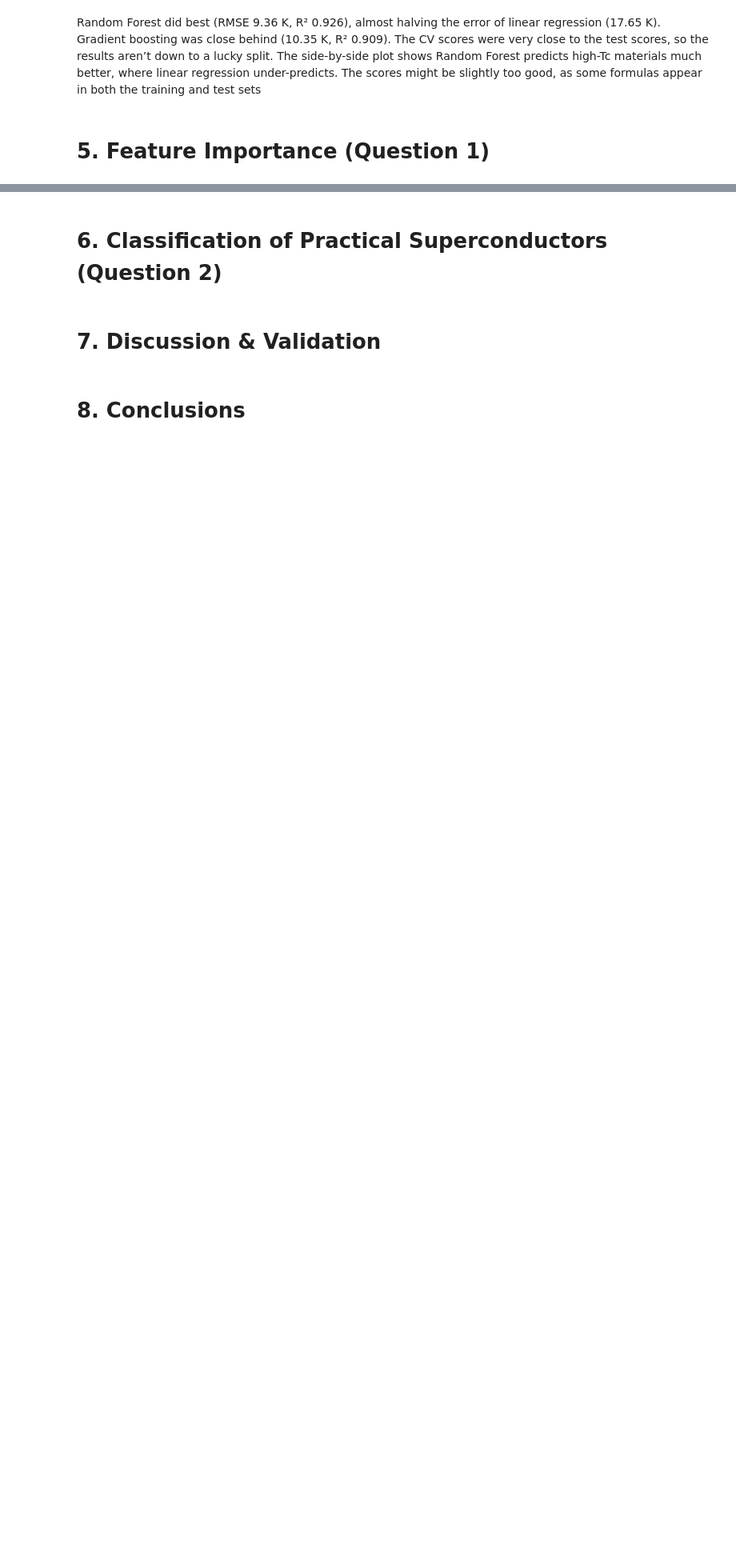
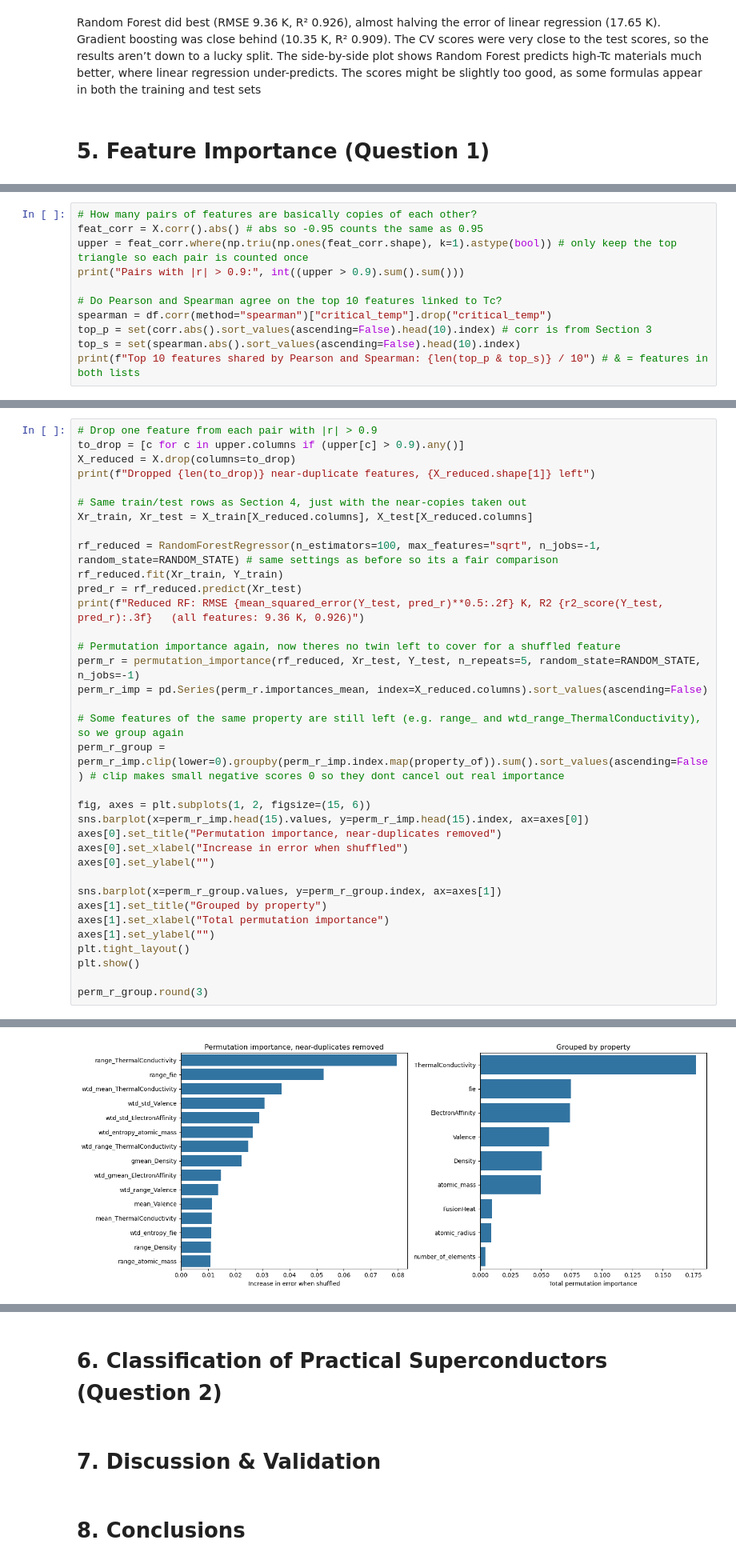
Before and after one commit to SeanCross65/Data-Analytics-Data-Mining, a Jupyter notebook: SuperConductivity.ipynb, the cells around one changed output, grey strips where cells are left out. Shown at 80% size. Saved outputs shown, nothing was run; the diff lists cells and outputs as text; blank space fills up the shorter version.

Commit message:
part 5 again

```diff
--- a/SuperConductivity.ipynb
+++ b/SuperConductivity.ipynb
@@ -447,0 +395,11 @@ dtype: float64
+# %%
+# How many pairs of features are basically copies of each other?
+feat_corr = X.corr().abs() # abs so -0.95 counts the same as 0.95
+upper = feat_corr.where(np.triu(np.ones(feat_corr.shape), k=1).astype(bool)) # only keep the top triangle so each pair is counted once
+print("Pairs with |r| > 0.9:", int((upper > 0.9).sum().sum()))
+
+# Do Pearson and Spearman agree on the top 10 features linked to Tc?
+spearman = df.corr(method="spearman")["critical_temp"].drop("critical_temp")
+top_p = set(corr.abs().sort_values(ascending=False).head(10).index) # corr is from Section 3
+top_s = set(spearman.abs().sort_values(ascending=False).head(10).index)
+print(f"Top 10 features shared by Pearson and Spearman: {len(top_p & top_s)} / 10") # & = features in both lists
@@ -447,0 +492,36 @@ dtype: float64
+# %%
+# Drop one feature from each pair with |r| > 0.9
+to_drop = [c for c in upper.columns if (upper[c] > 0.9).any()]
+X_reduced = X.drop(columns=to_drop)
+print(f"Dropped {len(to_drop)} near-duplicate features, {X_reduced.shape[1]} left")
+
+# Same train/test rows as Section 4, just with the near-copies taken out
+Xr_train, Xr_test = X_train[X_reduced.columns], X_test[X_reduced.columns]
+
+rf_reduced = RandomForestRegressor(n_estimators=100, max_features="sqrt", n_jobs=-1, random_state=RANDOM_STATE) # same settings as before so its a fair comparison
+rf_reduced.fit(Xr_train, Y_train)
+pred_r = rf_reduced.predict(Xr_test)
+print(f"Reduced RF: RMSE {mean_squared_error(Y_test, pred_r)**0.5:.2f} K, R2 {r2_score(Y_test, pred_r):.3f}   (all features: 9.36 K, 0.926)")
+
+# Permutation importance again, now theres no twin left to cover for a shuffled feature
+perm_r = permutation_importance(rf_reduced, Xr_test, Y_test, n_repeats=5, random_state=RANDOM_STATE, n_jobs=-1)
+perm_r_imp = pd.Series(perm_r.importances_mean, index=X_reduced.columns).sort_values(ascending=False)
+
+# Some features of the same property are still left (e.g. range_ and wtd_range_ThermalConductivity), so we group again
+perm_r_group = perm_r_imp.clip(lower=0).groupby(perm_r_imp.index.map(property_of)).sum().sort_values(ascending=False) # clip makes small negative scores 0 so they dont cancel out real importance
+
+fig, axes = plt.subplots(1, 2, figsize=(15, 6))
+sns.barplot(x=perm_r_imp.head(15).values, y=perm_r_imp.head(15).index, ax=axes[0])
+axes[0].set_title("Permutation importance, near-duplicates removed")
+axes[0].set_xlabel("Increase in error when shuffled")
+axes[0].set_ylabel("")
+
+sns.barplot(x=perm_r_group.values, y=perm_r_group.index, ax=axes[1])
+axes[1].set_title("Grouped by property")
+axes[1].set_xlabel("Total permutation importance")
+axes[1].set_ylabel("")
+plt.tight_layout()
+plt.show()
+
+perm_r_group.round(3)
+# %% [output]
@@ -447,0 +530 @@ dtype: float64
+[figure, added]
```
Also changed, not shown: parts of 20 cells of this notebook.
